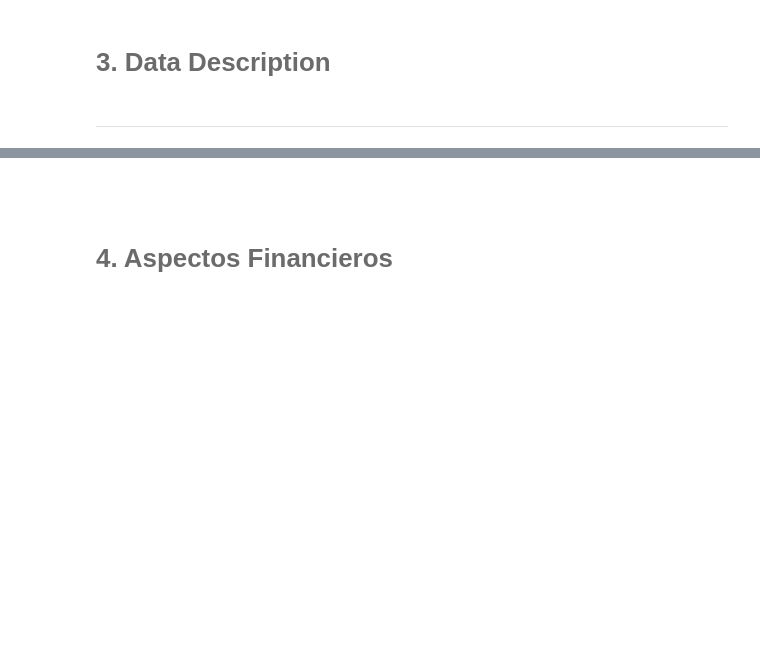
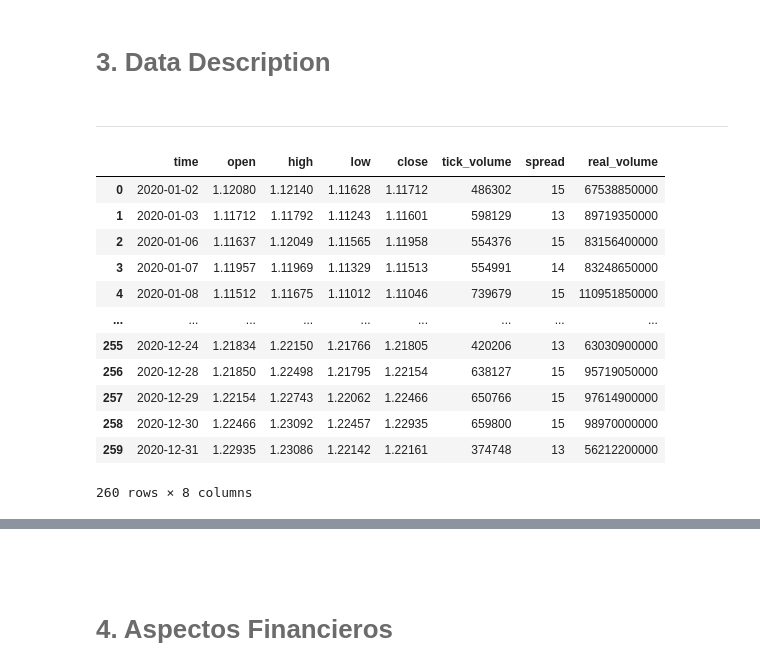
Before and after one commit to JP-GZ/Lab_5_MYST, a Jupyter notebook: notebook.ipynb, the cells around one changed output, grey strips where cells are left out. Drawn from its saved outputs; the diff is of its cells as text; code cells hidden in the pictures; blank space fills up the shorter version.

```diff
--- a/notebook.ipynb
+++ b/notebook.ipynb
@@ -64,3 +70,20 @@ import sys
 # <font color= #6B6B6B> 3. Data Description </font>
 # %% [markdown]
 <hr style="border:0.02in solid gray"> </hr>
+# %%
+data_Test,data_Train = extraccion_data()
+data_Train
+# %% [output]
+|  | time | open | high | low | close | tick_volume | spread | real_volume |
+| 0 | 2020-01-02 | 1.12080 | 1.12140 | 1.11628 | 1.11712 | 486302 | 15 | 67538850000 |
+| 1 | 2020-01-03 | 1.11712 | 1.11792 | 1.11243 | 1.11601 | 598129 | 13 | 89719350000 |
+| 2 | 2020-01-06 | 1.11637 | 1.12049 | 1.11565 | 1.11958 | 554376 | 15 | 83156400000 |
+| 3 | 2020-01-07 | 1.11957 | 1.11969 | 1.11329 | 1.11513 | 554991 | 14 | 83248650000 |
+| 4 | 2020-01-08 | 1.11512 | 1.11675 | 1.11012 | 1.11046 | 739679 | 15 | 110951850000 |
+| ... | ... | ... | ... | ... | ... | ... | ... | ... |
+| 255 | 2020-12-24 | 1.21834 | 1.22150 | 1.21766 | 1.21805 | 420206 | 13 | 63030900000 |
+| 256 | 2020-12-28 | 1.21850 | 1.22498 | 1.21795 | 1.22154 | 638127 | 15 | 95719050000 |
+| 257 | 2020-12-29 | 1.22154 | 1.22743 | 1.22062 | 1.22466 | 650766 | 15 | 97614900000 |
+| 258 | 2020-12-30 | 1.22466 | 1.23092 | 1.22457 | 1.22935 | 659800 | 15 | 98970000000 |
+| 259 | 2020-12-31 | 1.22935 | 1.23086 | 1.22142 | 1.22161 | 374748 | 13 | 56212200000 |
+260 rows × 8 columns
```
Also changed, not shown: parts of 15 cells of this notebook, 3 other files.
